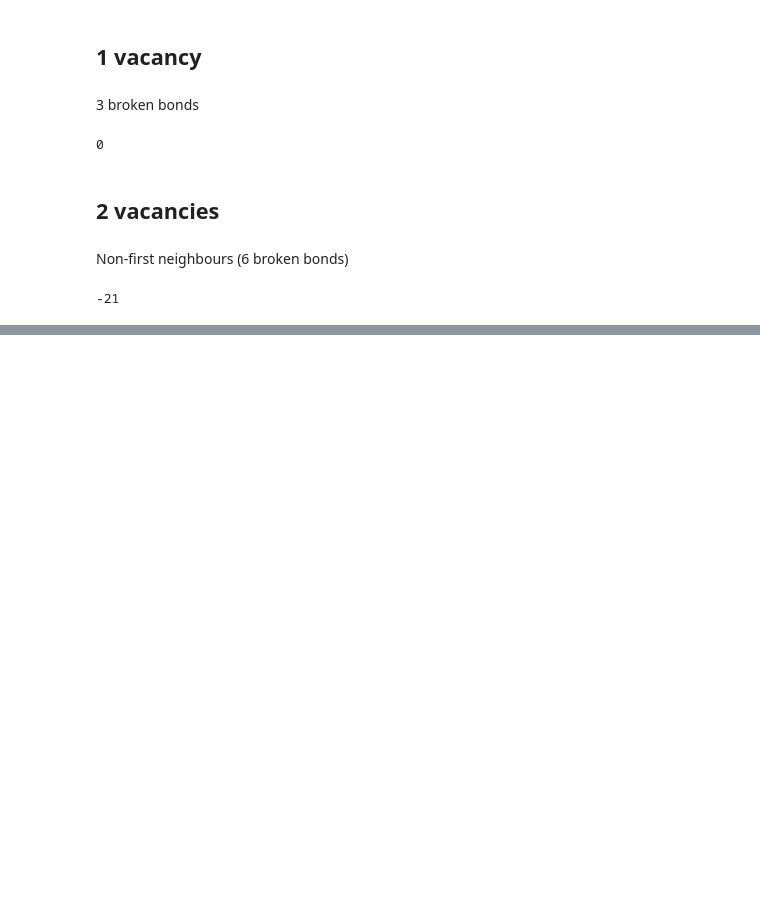
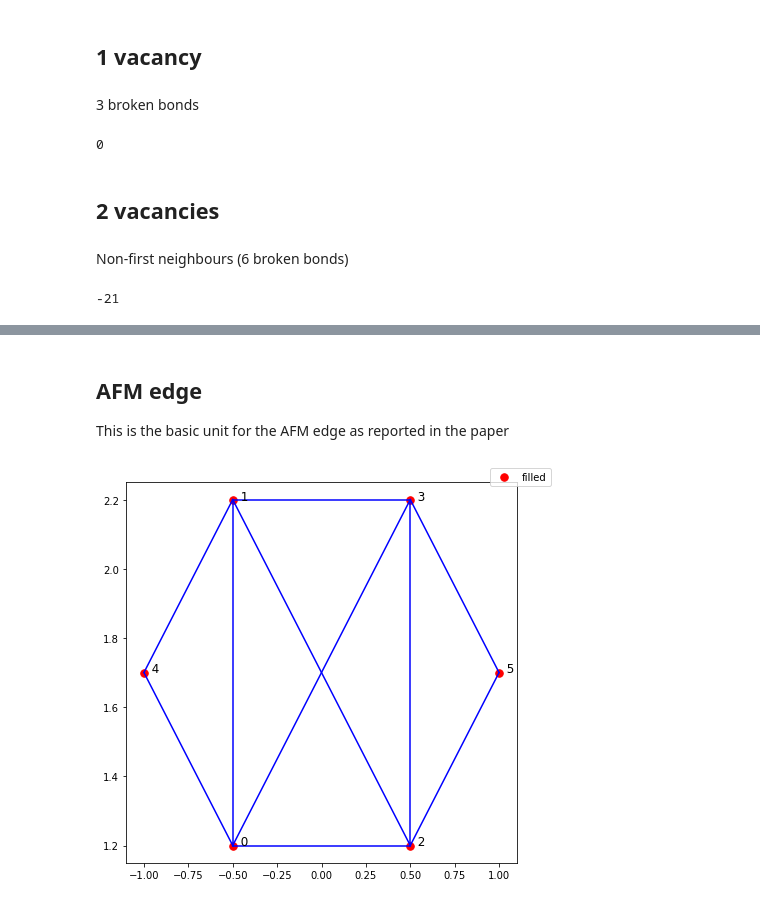
Before and after one commit to bcamino/QuEra_materials_science, a Jupyter notebook: QuEra_materials_science.ipynb, the cells around one changed output, grey strips where cells are left out. Saved outputs shown, nothing was run; the diff lists cells and outputs as text; code cells hidden in the pictures; blank space fills up the shorter version.

Commit message:
Add restricted connectivity graph

```diff
--- a/QuEra_materials_science.ipynb
+++ b/QuEra_materials_science.ipynb
@@ -196,0 +276,33 @@ np.matmul(x,Qx)
+# %% [markdown]
+## AFM edge
+This is the basic unit for the AFM edge as reported in the paper
+# %%
+# Define H and register (2D atom arrangement)
+register = AtomArrangement()
+H = Hamiltonian()
+
+ahs_program = AnalogHamiltonianSimulation(
+    hamiltonian=H,
+    register=register
+)
+
+# Build the register
+
+# e.g. three atoms in an equilateral triangle, with pairwise
+# separation equal to 5.5 micrometers
+a = 5.5e-6  # meters
+a = 1  # meters
+
+coord = np.array([[-a/2, -a/2],[-a/2, a/2],[a/2, -a/2],[a/2,a/2],[-a,0],[a,0]])
+
+
+r=1.7
+radians = [(2*np.pi)/3,-(2*np.pi)/3]
+coord_shift = coord+[0,r]
+for xy in coord_shift:
+    register.add(xy)
+
+
+show_register(register,blockade_radius=1.5,what_to_draw="bond" )
+# %% [output]
+[figure, added]
```
Also changed, not shown: parts of 18 cells of this notebook.
